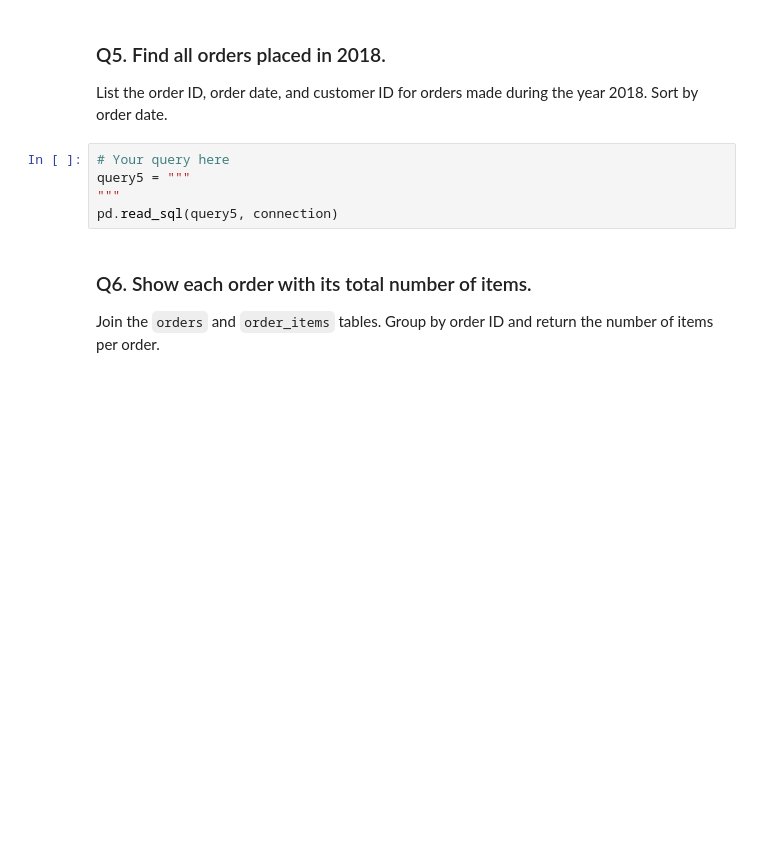
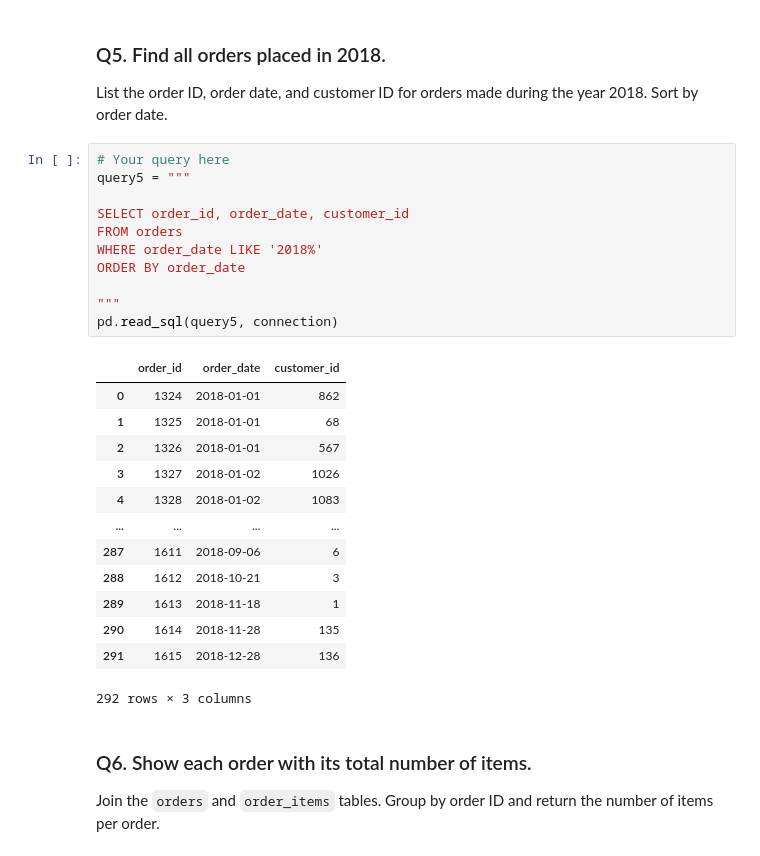
Before and after one commit to wslider/DataAnalysisModule3_williamSlider, a Jupyter notebook: Week3/workflow_practice.ipynb, the cells around one changed output. Saved outputs shown, nothing was run; the diff lists cells and outputs as text; blank space fills up the shorter version.

```diff
--- a/Week3/workflow_practice.ipynb
+++ b/Week3/workflow_practice.ipynb
@@ -155,8 +223,28 @@ List the order ID, order date, and customer ID for orders made during the year 2
 # %%
 # Your query here
 query5 = """
+
+SELECT order_id, order_date, customer_id
+FROM orders
+WHERE order_date LIKE '2018%'
+ORDER BY order_date
+
 """
 pd.read_sql(query5, connection)
+# %% [output]
+|  | order_id | order_date | customer_id |
+| 0 | 1324 | 2018-01-01 | 862 |
+| 1 | 1325 | 2018-01-01 | 68 |
+| 2 | 1326 | 2018-01-01 | 567 |
+| 3 | 1327 | 2018-01-02 | 1026 |
+| 4 | 1328 | 2018-01-02 | 1083 |
+| ... | ... | ... | ... |
+| 287 | 1611 | 2018-09-06 | 6 |
+| 288 | 1612 | 2018-10-21 | 3 |
+| 289 | 1613 | 2018-11-18 | 1 |
+| 290 | 1614 | 2018-11-28 | 135 |
+| 291 | 1615 | 2018-12-28 | 136 |
+292 rows × 3 columns
 # %% [markdown]
 ### Q6. Show each order with its total number of items.
 
```
Also changed, not shown: parts of 9 cells of this notebook.
